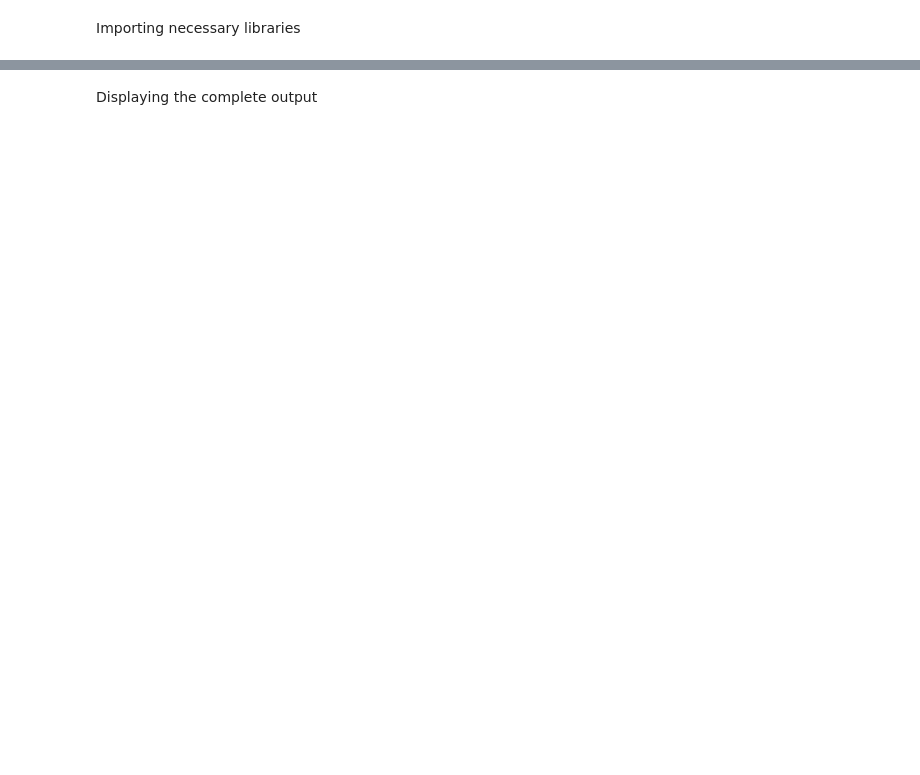
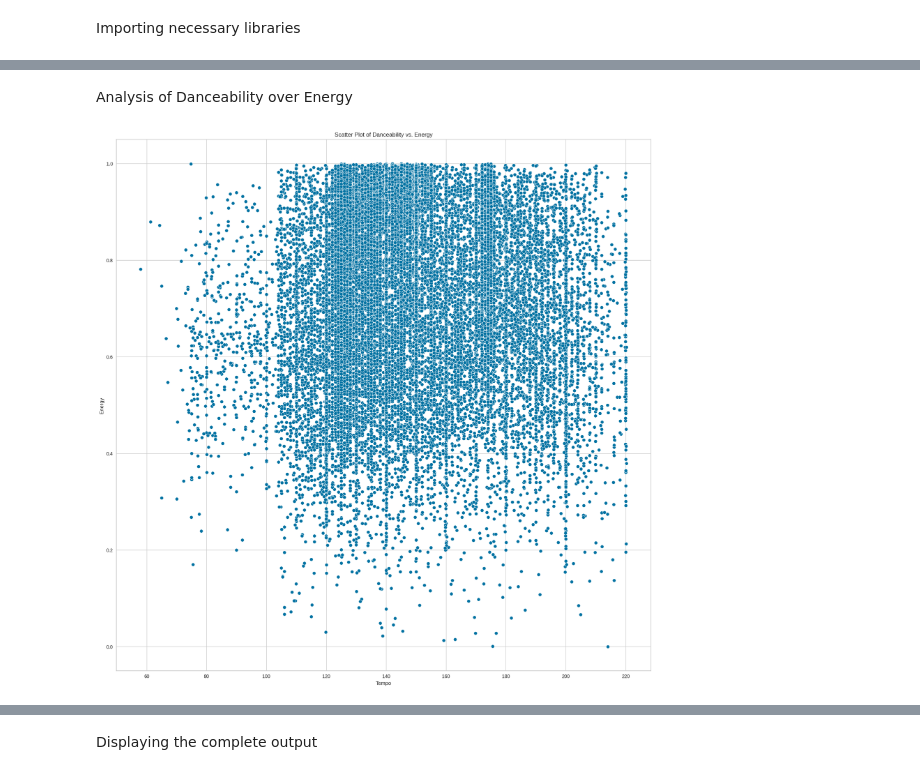
Before and after one commit to Haleeq75/Spotify-Music-Recommendation-System, a Jupyter notebook: Code (1).ipynb, the cells around one changed output, grey strips where cells are left out. Cells and saved outputs as stored; diff of their text form; code cells hidden in the pictures; blank space fills up the shorter version.

```diff
--- a/Code (1).ipynb
+++ b/Code (1).ipynb
@@ -11,0 +125,13 @@ from fuzzywuzzy import process
+# %% [markdown]
+Analysis of Danceability over Energy
+# %%
+import seaborn as sns
+
+# Scatter plot of danceability vs. energy
+sns.scatterplot(x='tempo', y='energy', data=spotify_data)
+plt.xlabel('Tempo')
+plt.ylabel('Energy')
+plt.title('Scatter Plot of Danceability vs. Energy')
+plt.show()
+# %% [output]
+[figure, added]
```
Also changed, not shown: parts of 21 cells of this notebook.
